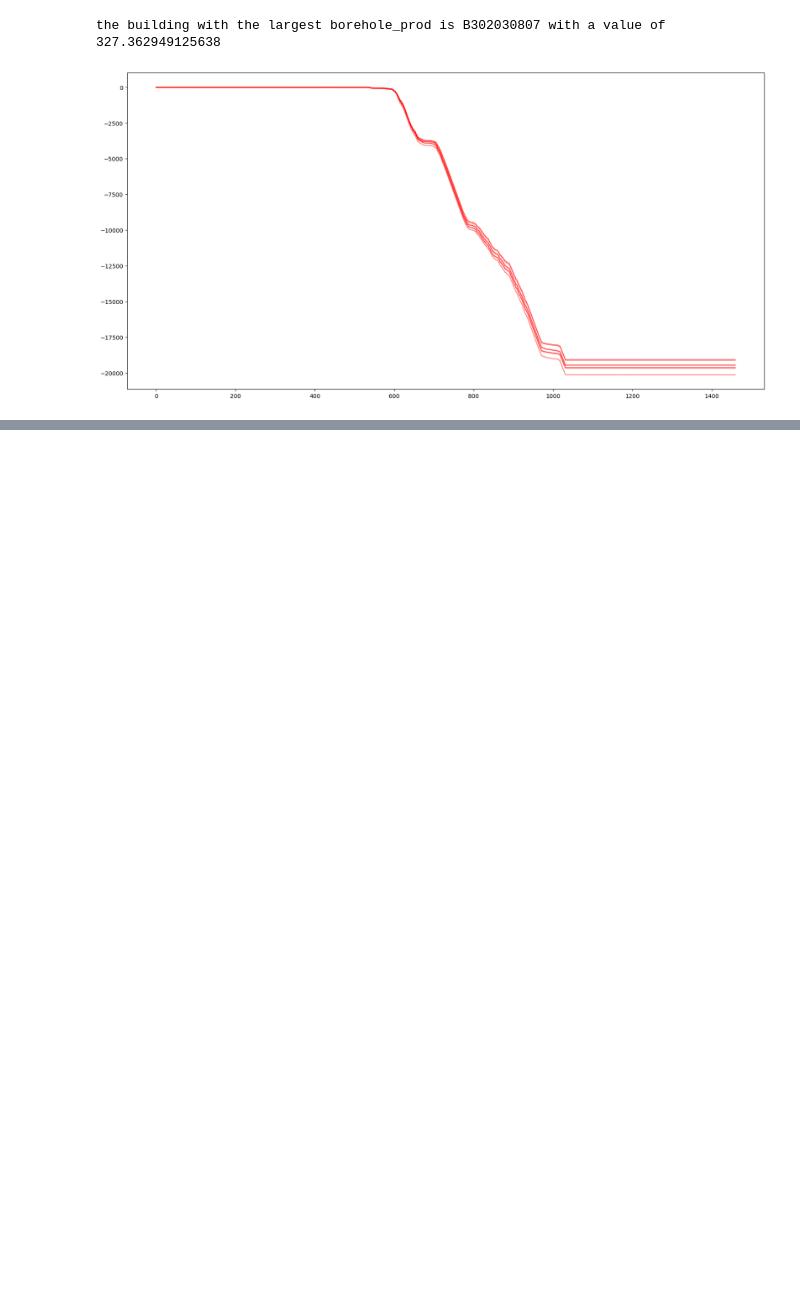
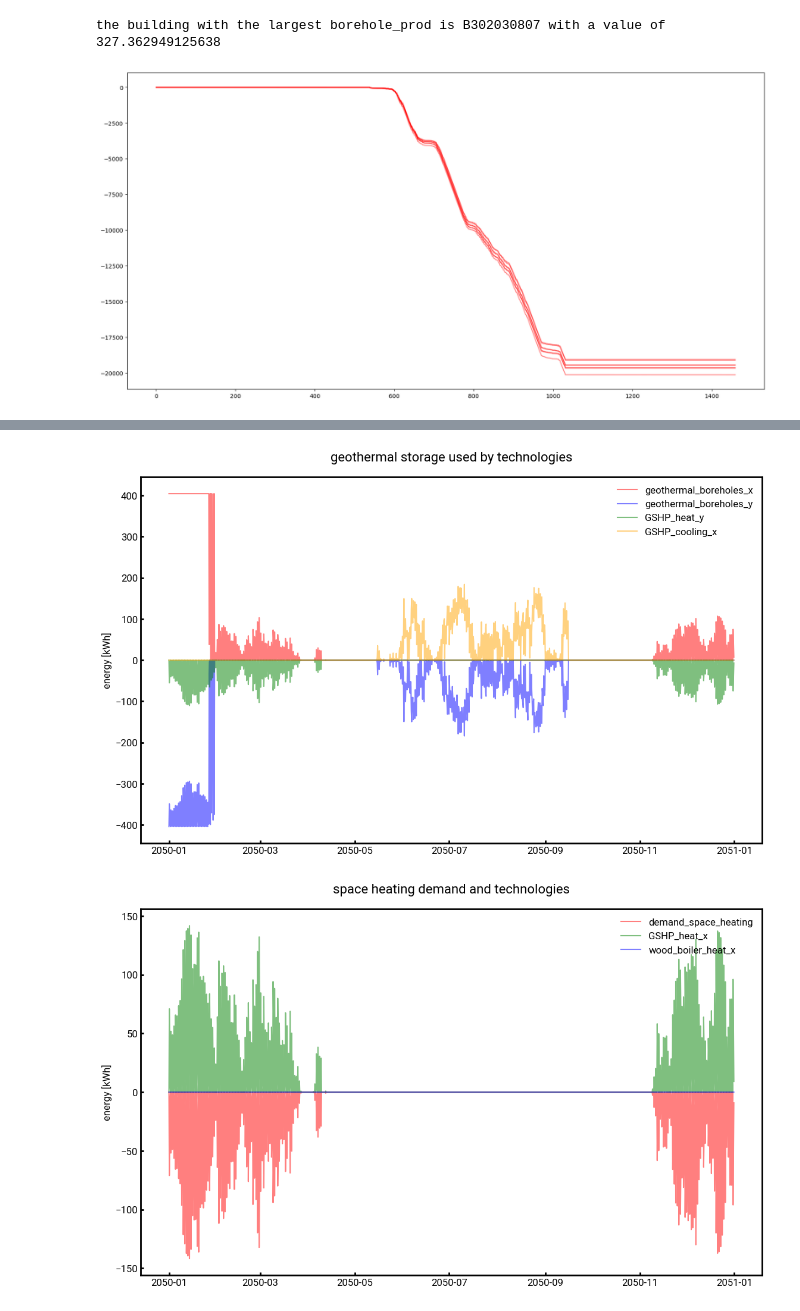
Before and after one commit to yiqiaowang-arch/calliope_optimization, a Jupyter notebook: optimization_calliope_plot8_singlebuilding.ipynb, the cells around one changed output, grey strips where cells are left out. Cells and saved outputs as stored; diff of their text form; code cells hidden in the pictures; blank space fills up the shorter version.

```diff
--- a/optimization_calliope_plot8_singlebuilding.ipynb
+++ b/optimization_calliope_plot8_singlebuilding.ipynb
@@ -711,0 +666,45 @@ the building with the largest borehole_prod is B302030807 with a value of 327.36
+# %%
+model = calliope.read_netcdf('./result_site_specific_2/B302030807.nc')
+model_geostore_prod = model.get_formatted_array('carrier_prod').sel(carriers='geothermal_storage', locs='B302030807').to_pandas().transpose()
+model_geostore_con = model.get_formatted_array('carrier_con').sel(carriers='geothermal_storage', locs='B302030807').to_pandas().transpose()
+model_geostore_all = model_geostore_prod.merge(model_geostore_con, left_index=True, right_index=True)
+
+model_sh_prod = model.get_formatted_array('carrier_prod').sel(carriers='heat', locs='B302030807').to_pandas().transpose()
+model_sh_con = model.get_formatted_array('carrier_con').sel(carriers='heat', locs='B302030807').to_pandas().transpose()
+model_sh_all = model_sh_prod.merge(model_sh_con, left_index=True, right_index=True)
+
+model_el_prod = model.get_formatted_array('carrier_prod').sel(carriers='electricity', locs='B302030807').to_pandas().transpose()
+model_el_con = model.get_formatted_array('carrier_con').sel(carriers='electricity', locs='B302030807').to_pandas().transpose()
+model_el_all = model_el_prod.merge(model_el_con, left_index=True, right_index=True)
+# %%
+# plot the model_geostore_all, with x axis as timestep, and four ys: geothermal_boreholes_x, geothermal_boreholes_y, GSHP_heat_y, GSHP_cooling_x
+plt.plot(model_geostore_all.index, model_geostore_all['geothermal_boreholes_x'], color='red', alpha=0.5)
+plt.plot(model_geostore_all.index, model_geostore_all['geothermal_boreholes_y'], color='blue', alpha=0.5)
+plt.plot(model_geostore_all.index, model_geostore_all['GSHP_heat_y'], color='green', alpha=0.5)
+plt.plot(model_geostore_all.index, model_geostore_all['GSHP_cooling_x'], color='orange', alpha=0.5)
+plt.legend(['geothermal_boreholes_x', 'geothermal_boreholes_y', 'GSHP_heat_y', 'GSHP_cooling_x'], loc='upper right')
+plt.title('geothermal storage used by technologies')
+plt.ylabel('energy [kWh]')
+plt.show()
+
+plt.plot(model_sh_all.index, model_sh_all['demand_space_heating'], color='red', alpha=0.5)
+plt.plot(model_sh_all.index, model_sh_all['GSHP_heat_x'], color='green', alpha=0.5)
+plt.plot(model_sh_all.index, model_sh_all['wood_boiler_heat_x'], color='blue', alpha=0.5)
+plt.legend(['demand_space_heating', 'GSHP_heat_x', 'wood_boiler_heat_x'], loc='upper right')
+plt.title('space heating demand and technologies')
+plt.ylabel('energy [kWh]')
+plt.show()
+
+# plot in model_el_all, with x axis as timestep, and ys: PV, battery_x, battery_y, grid, GSHP_heat_y, GSHP_cooling_y
+plt.plot(model_el_all.index, model_el_all['demand_electricity'], color='red', alpha=0.5)
+plt.plot(model_el_all.index, model_el_all['PV'], color='green', alpha=0.5)
+plt.plot(model_el_all.index, model_el_all['battery_x'], color='blue', alpha=0.5)
+plt.plot(model_el_all.index, model_el_all['battery_y'], color='orange', alpha=0.5)
+plt.plot(model_el_all.index, model_el_all['grid'], color='purple', alpha=0.5)
+plt.legend(['demand_electricity', 'PV', 'battery_x', 'battery_y', 'grid'], loc='upper right')
+plt.title('electricity demand and technologies')
+plt.ylabel('energy [kWh]')
+plt.show()
+# %% [output]
+[figure, added]
+[figure, added]
```
Also changed, not shown: parts of 22 cells of this notebook, 2 other files.
